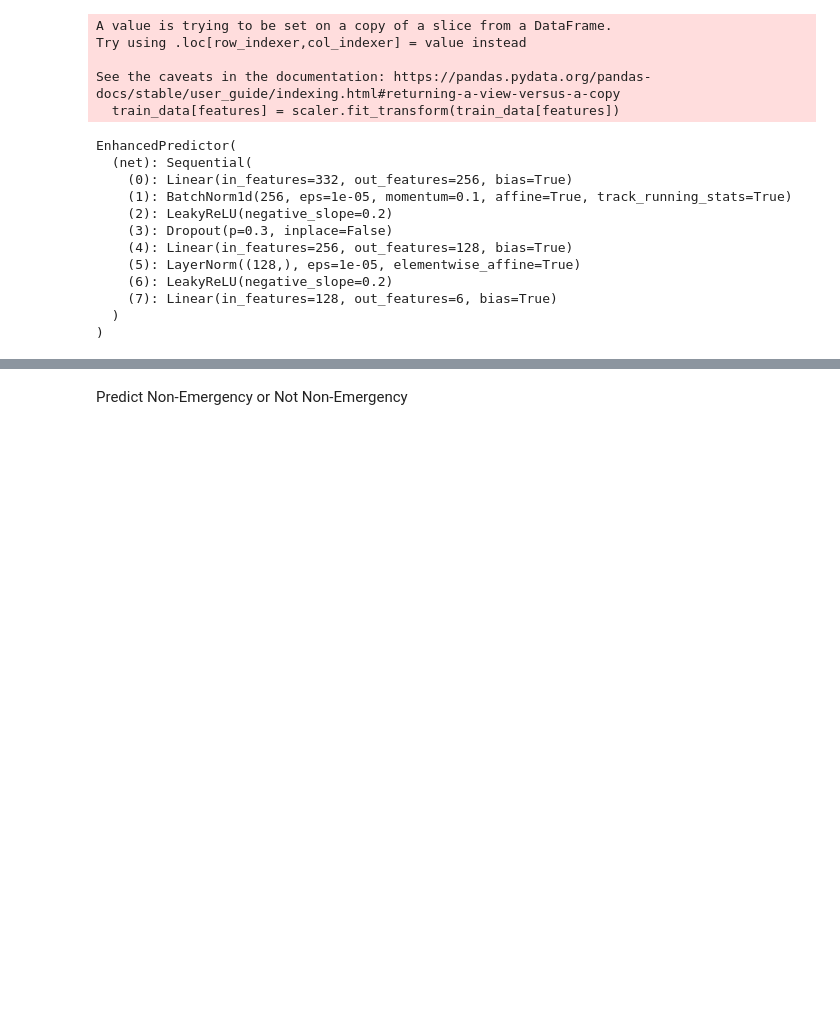
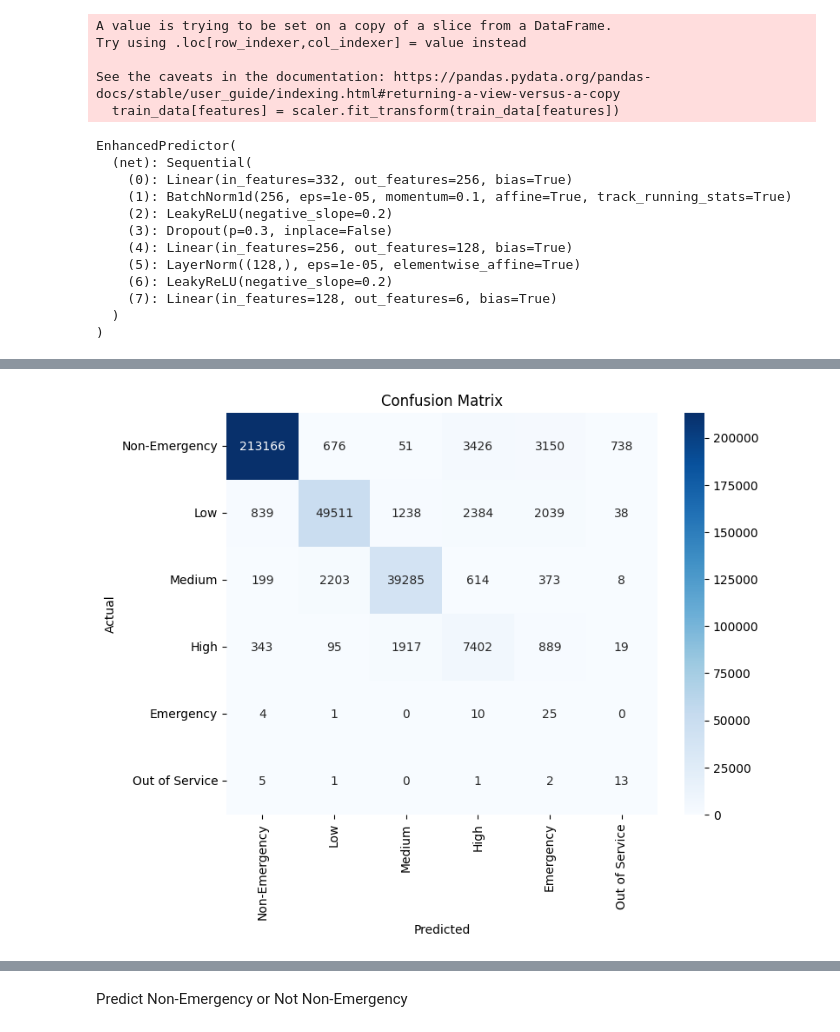
Before and after one commit to jmart305/ds4ph_term4_capstone, a Jupyter notebook: prediction_model.ipynb, the cells around one changed output, grey strips where cells are left out. Drawn from its saved outputs; the diff is of its cells as text; code cells hidden in the pictures; blank space fills up the shorter version.

```diff
--- a/prediction_model.ipynb
+++ b/prediction_model.ipynb
@@ -312,3 +314,23 @@ print(np.mean(preds_not50.numpy() == Y_not50))
+# %%
+# Plot and generate the confusion matrix
+y_true = Y_test
+y_pred = preds.numpy()
+
+# Generate confusion matrix
+cm = confusion_matrix(y_true, y_pred)
+
+# Plot confusion matrix
+plt.figure(figsize=(8, 6))
+sns.heatmap(cm, annot=True, fmt='d', cmap='Blues',
+            xticklabels=le_priority.classes_,
+            yticklabels=le_priority.classes_)
+plt.xlabel('Predicted')
+plt.ylabel('Actual')
+plt.title('Confusion Matrix')
+plt.savefig('confusion_matrix.png', dpi=300, bbox_inches='tight')
+plt.show()
+# %% [output]
+[figure, added]
 # %%
 # Export Model and Preprocessors
 with open('priority_model.pkl', 'wb') as f:
```
Also changed, not shown: parts of 15 cells of this notebook, 8 other files.
